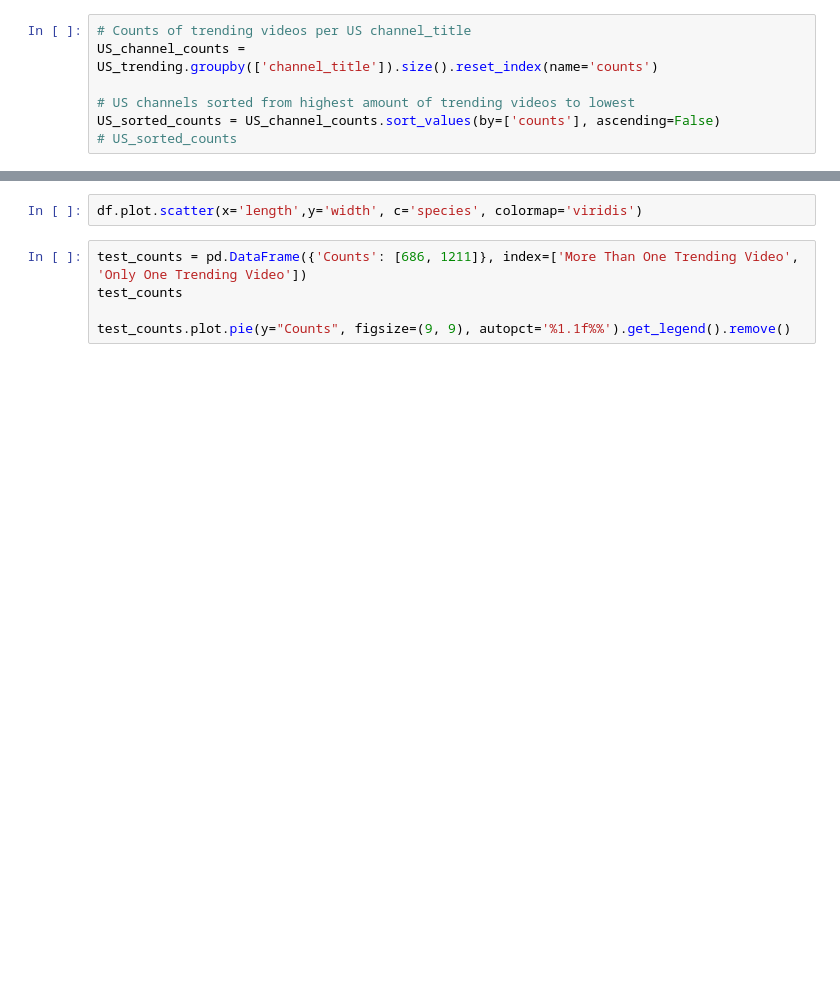
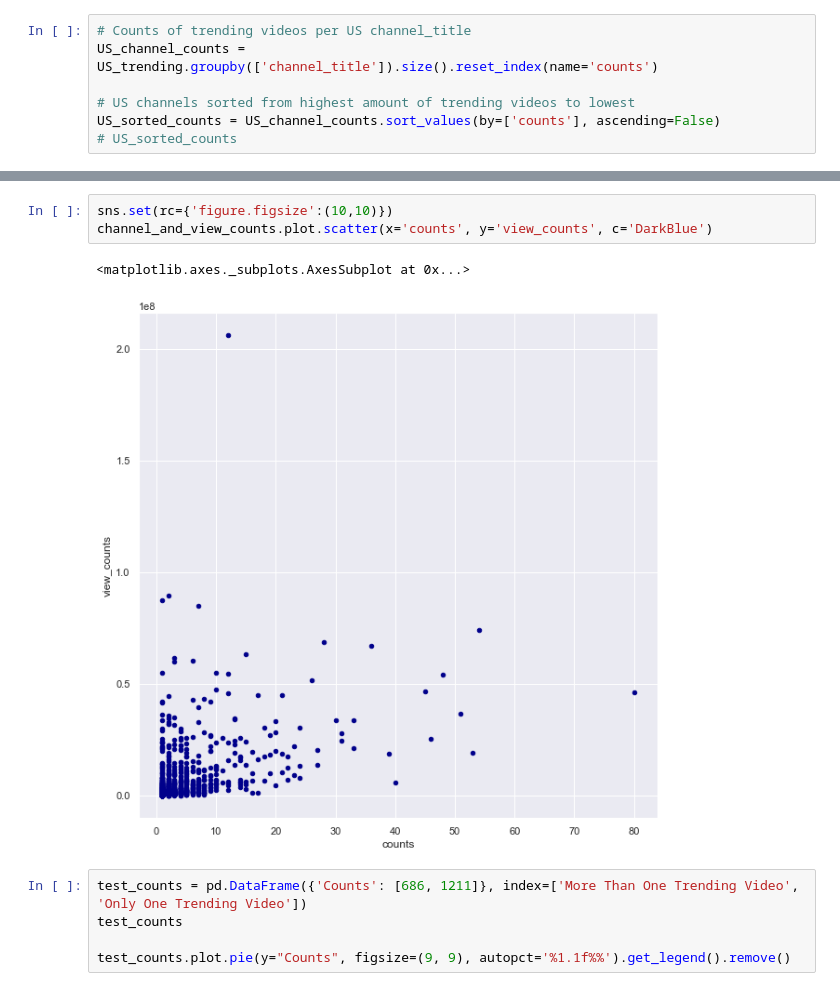
Before and after one commit to Carlene/youtube_trending, a Jupyter notebook: trending_creators.ipynb, the cells around one changed output, grey strips where cells are left out. Saved outputs shown, nothing was run; the diff lists cells and outputs as text; blank space fills up the shorter version.

```diff
--- a/trending_creators.ipynb
+++ b/trending_creators.ipynb
@@ -74,5 +84,9 @@ channel_and_view_counts
-# %%
-df.plot.scatter(x='length',y='width', c='species', colormap='viridis')
+# %%
+sns.set(rc={'figure.figsize':(10,10)})
+channel_and_view_counts.plot.scatter(x='counts', y='view_counts', c='DarkBlue')
+# %% [output]
+<matplotlib.axes._subplots.AxesSubplot at 0x...>
+[figure, added]
 # %%
 test_counts = pd.DataFrame({'Counts': [686, 1211]}, index=['More Than One Trending Video', 'Only One Trending Video'])
 test_counts
```
Also changed, not shown: parts of 11 cells of this notebook.
